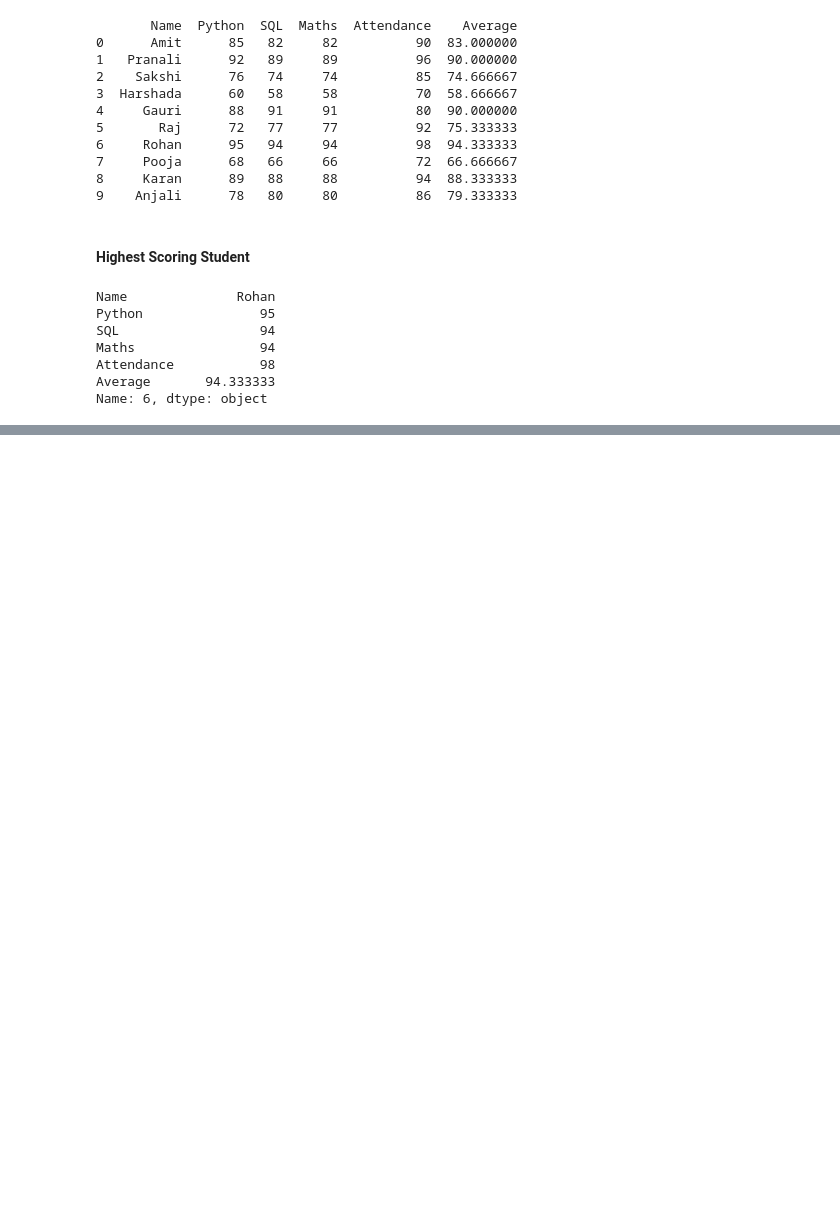
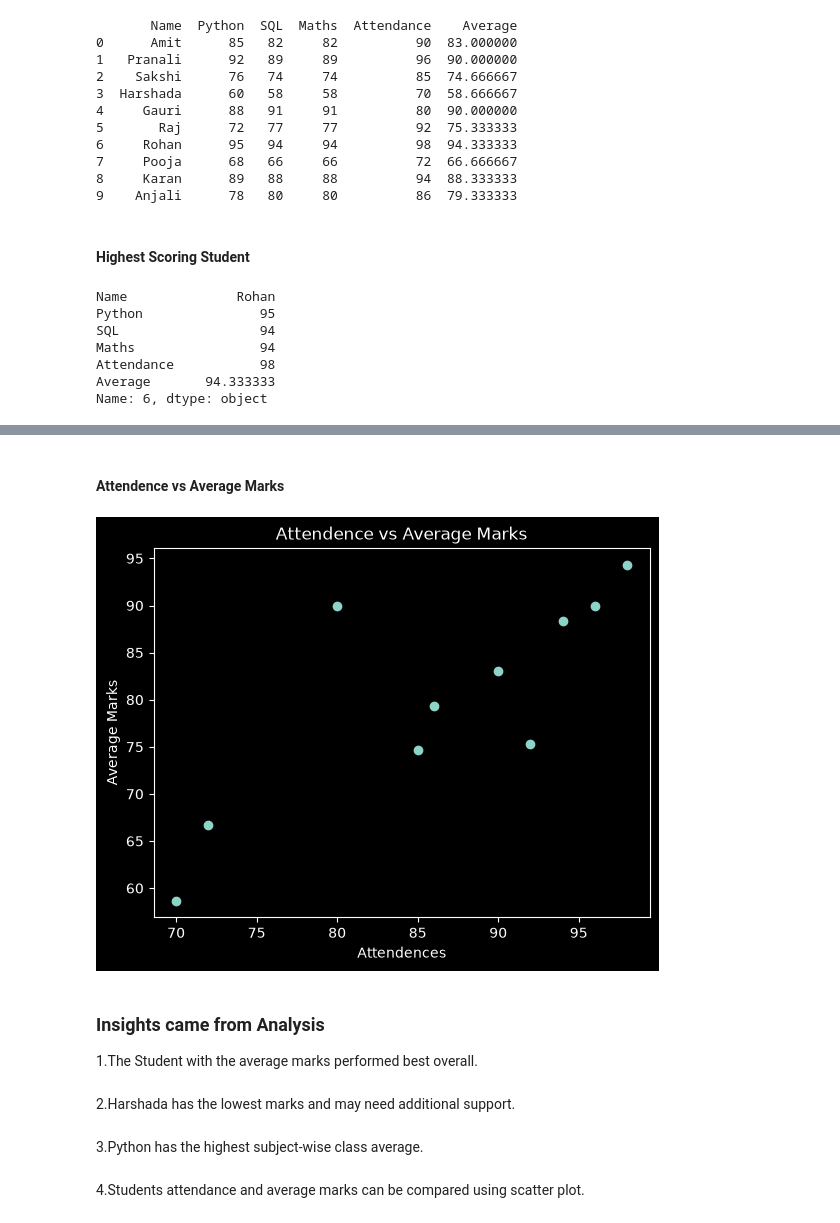
Before and after one commit to Priyal-Dukare/Student-Performance-Analysis, a Jupyter notebook: analysis.ipynb, the cells around one changed output, grey strips where cells are left out. Cells and saved outputs as stored; diff of their text form; code cells hidden in the pictures; blank space fills up the shorter version.

```diff
--- a/analysis.ipynb
+++ b/analysis.ipynb
@@ -86,0 +158,19 @@ Name: 6, dtype: object
+# %% [markdown]
+#### **Attendence vs Average Marks**
+# %%
+plt.scatter(df['Attendance'],df['Average'])
+plt.title("Attendence vs Average Marks")
+plt.xlabel('Attendences')
+plt.ylabel('Average Marks')
+plt.show()
+# %% [output]
+[figure, added]
+# %% [markdown]
+### Insights came from Analysis
+1.The Student with the average marks performed best overall.
+# %% [markdown]
+2.Harshada has the lowest marks and may need additional support.
+# %% [markdown]
+3.Python has the highest subject-wise class average.
+# %% [markdown]
+4.Students attendance and average marks can be compared using scatter plot.
```
Also changed, not shown: parts of 14 cells of this notebook.
